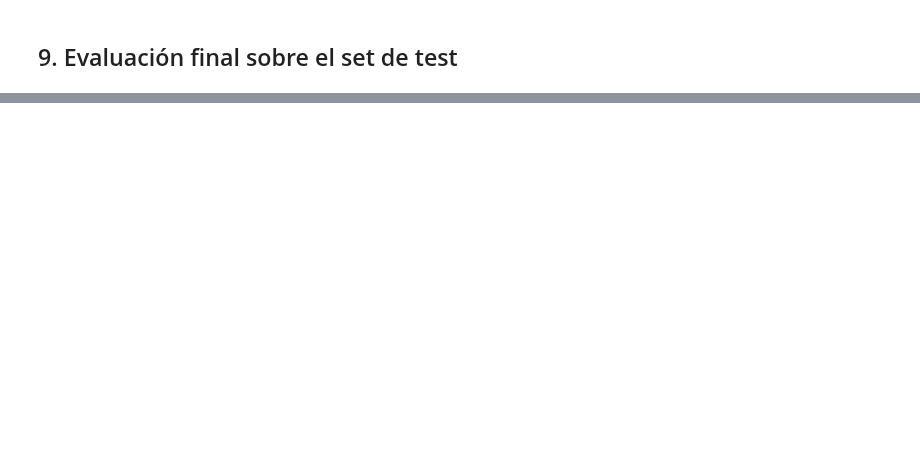
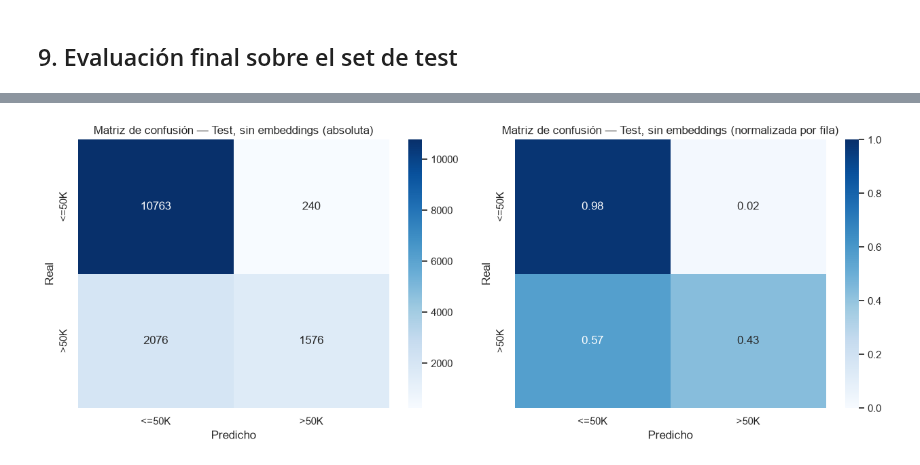
Before and after one commit to manuel-dieguezw/CEIA, a Jupyter notebook: AP/TP2/TP2.ipynb, the cells around one changed output, grey strips where cells are left out. Saved outputs shown, nothing was run; the diff lists cells and outputs as text; code cells hidden in the pictures; blank space fills up the shorter version.

```diff
--- a/AP/TP2/TP2.ipynb
+++ b/AP/TP2/TP2.ipynb
@@ -746,0 +1026,19 @@ plt.show()
+# %%
+cm_abs_tc = confusion_matrix(test_targets_c, test_preds_c)
+cm_norm_tc = confusion_matrix(test_targets_c, test_preds_c, normalize="true")
+
+fig, axes = plt.subplots(1, 2, figsize=(13, 5))
+sns.heatmap(cm_abs_tc, annot=True, fmt="d", cmap="Blues",
+            xticklabels=labels, yticklabels=labels, ax=axes[0])
+axes[0].set_title("Matriz de confusión — Test, sin embeddings (absoluta)")
+axes[0].set_xlabel("Predicho"); axes[0].set_ylabel("Real")
+
+sns.heatmap(cm_norm_tc, annot=True, fmt=".2f", cmap="Blues", vmin=0, vmax=1,
+            xticklabels=labels, yticklabels=labels, ax=axes[1])
+axes[1].set_title("Matriz de confusión — Test, sin embeddings (normalizada por fila)")
+axes[1].set_xlabel("Predicho"); axes[1].set_ylabel("Real")
+
+plt.tight_layout()
+plt.show()
+# %% [output]
+[figure, added]
```
Also changed, not shown: parts of 21 cells of this notebook.
